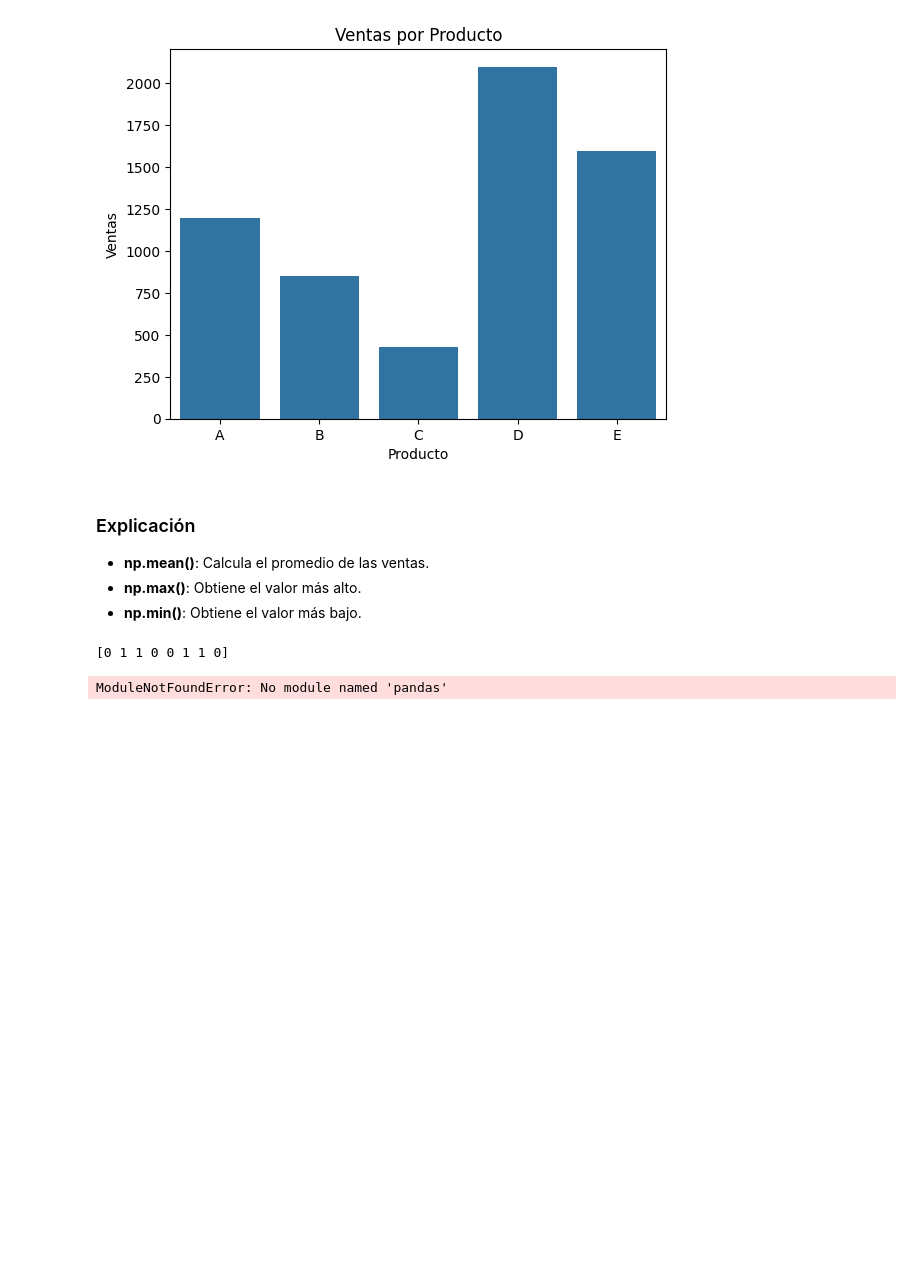
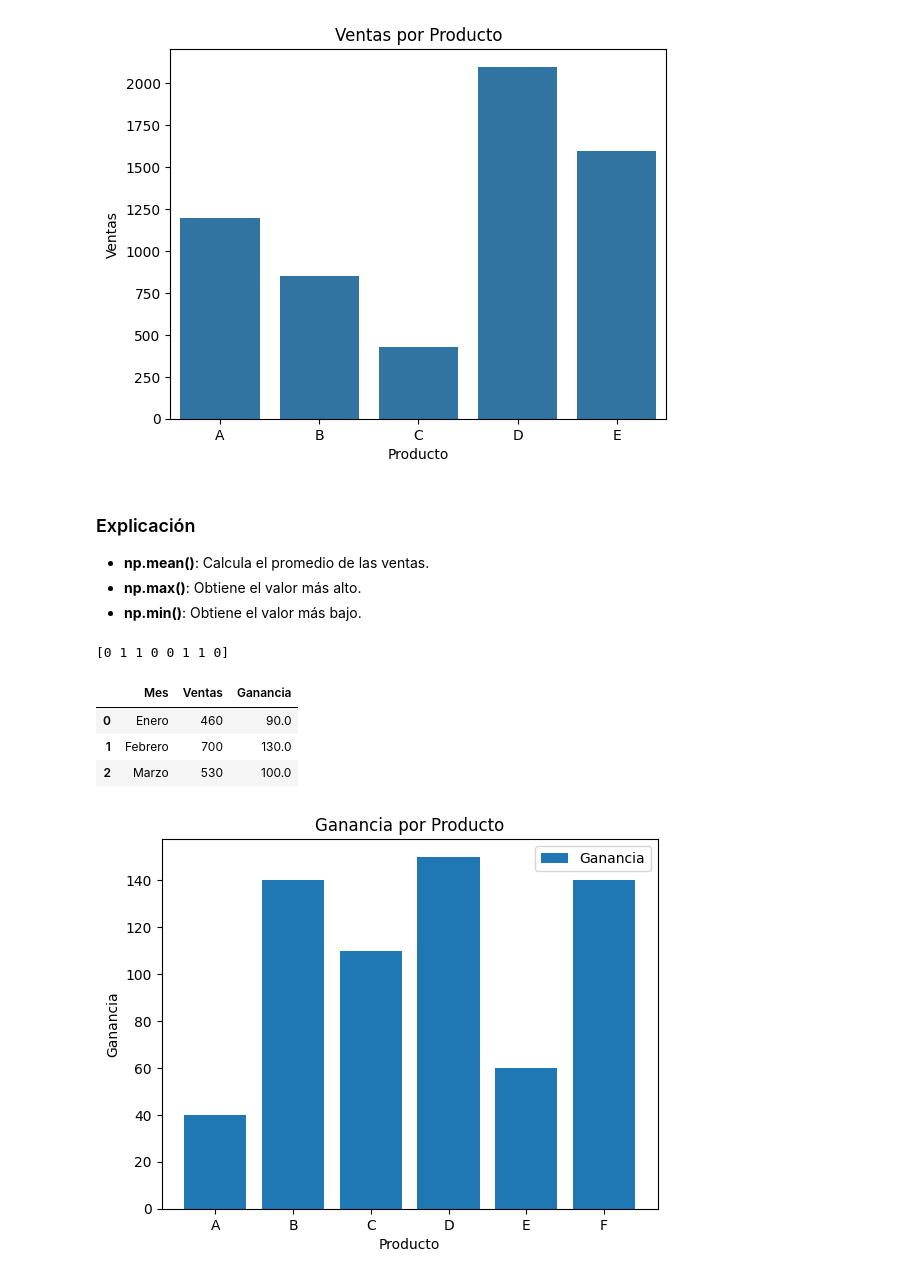
Before and after one commit to BPinzon13/Entregables_2, a Jupyter notebook: analisis_venta.ipynb, the cells around one changed output. Drawn from its saved outputs; the diff is of its cells as text; code cells hidden in the pictures; blank space fills up the shorter version.

Commit message:
Agregado análisi de ventas con ganancias calculadas

```diff
--- a/analisis_venta.ipynb
+++ b/analisis_venta.ipynb
@@ -50,15 +49,45 @@ print(resultado)
 [0 1 1 0 0 1 1 0]
 # %%
 import pandas as pd
+import matplotlib.pyplot as plt
 
 data ={
     'Producto': ['A', 'B', 'C', 'D', 'E', 'F'],
     'Ventas': [120, 340, 290, 410, 150, 380],
     'Costo': [80, 200, 180, 260, 90, 240],
     'Categoria': ['Tecnología', 'Hogar', 'Tecnología', 'Hogar', 'Oficina', 'Tecnología'],
     'Mes': ['Enero', 'Enero', 'Febrero', 'Febrero', 'Marzo', 'Marzo']
 }
 
 df = pd.DataFrame(data)
+
+df['Ganancia'] = df['Ventas'] - df['Costo']
+df.head()
+
+productos_ganancia_mayor_100 = df[df['Ganancia'] > 100]
+productos_ganancia_mayor_100
+
+plt.figure()
+plt.bar(df['Producto'], df['Ganancia'])
+
+plt.title('Ganancia por Producto')
+plt.xlabel('Producto')
+plt.ylabel('Ganancia')
+plt.legend(['Ganancia'])
+
+filtro = (df['Categoria'] == 'Tecnología') & (df['Ventas'] > 300)
+df_filtrado = df.loc[filtro, ['Producto', 'Ventas', 'Ganancia']]
+df_filtrado
+
+resumen_mes = df.groupby('Mes').agg({
+    'Ventas': 'sum',
+    'Ganancia': 'mean'
+}).reset_index()
+
+resumen_mes
 # %% [output]
-ModuleNotFoundError: No module named 'pandas'
+|  | Mes | Ventas | Ganancia |
+| 0 | Enero | 460 | 90.0 |
+| 1 | Febrero | 700 | 130.0 |
+| 2 | Marzo | 530 | 100.0 |
+[figure, added]
```
Also changed, not shown: parts of 2 cells of this notebook.
